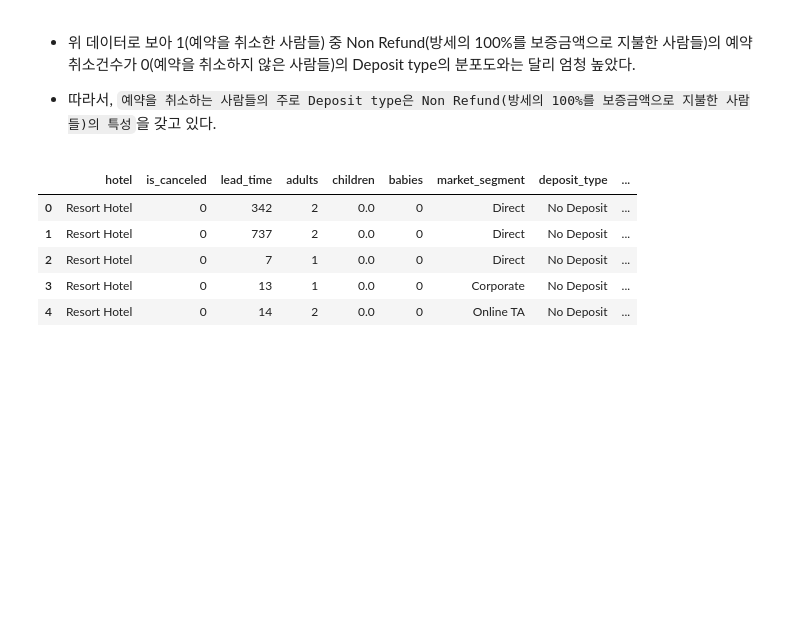
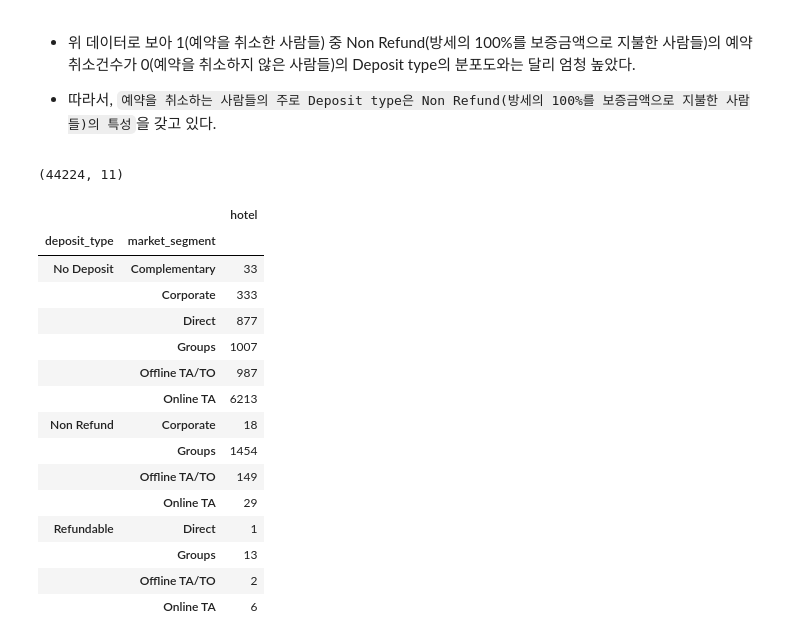
Before and after one commit to young-hun-jo/DataAnalysis, a Jupyter notebook: hotel_booking/analysis_myself.ipynb, the cells around one changed output. Cells and saved outputs as stored; diff of their text form; code cells hidden in the pictures; blank space fills up the shorter version.

```diff
--- a/hotel_booking/analysis_myself.ipynb
+++ b/hotel_booking/analysis_myself.ipynb
@@ -578,11 +583,30 @@ data.groupby(['is_canceled','deposit_type']).agg({'is_canceled':'count'}).rename
 - 따라서, ``예약을 취소하는 사람들의 주로 Deposit type은 Non Refund(방세의 100%를 보증금액으로 지불한 사람들)의 특성``을 갖고 있다.
 # %%
 # Non Refund를 하는 사람들의 특징은 무엇일까?
-data.head()
+# 예약 취소를 한 건수들의 데이터만 추출
+cancel_df = data[data['is_canceled']==1]
+cancel_df.shape
 # %% [output]
-|  | hotel | is_canceled | lead_time | adults | children | babies | market_segment | deposit_type | ... |
-| 0 | Resort Hotel | 0 | 342 | 2 | 0.0 | 0 | Direct | No Deposit | ... |
-| 1 | Resort Hotel | 0 | 737 | 2 | 0.0 | 0 | Direct | No Deposit | ... |
-| 2 | Resort Hotel | 0 | 7 | 1 | 0.0 | 0 | Direct | No Deposit | ... |
-| 3 | Resort Hotel | 0 | 13 | 1 | 0.0 | 0 | Corporate | No Deposit | ... |
-| 4 | Resort Hotel | 0 | 14 | 2 | 0.0 | 0 | Online TA | No Deposit | ... |
+(44224, 11)
+# %%
+# Resort/City hotel 별로 나누어서 살펴보자
+resort_df = cancel_df[cancel_df['hotel']=='Resort Hotel']
+city_df = cancel_df[cancel_df['hotel']=='City Hotel']
+resort_df.groupby(['deposit_type','market_segment']).agg({'hotel':'count'})
+# %% [output]
+|  |  | hotel |
+| deposit_type | market_segment |  |
+| No Deposit | Complementary | 33 |
+|  | Corporate | 333 |
+|  | Direct | 877 |
+|  | Groups | 1007 |
+|  | Offline TA/TO | 987 |
+|  | Online TA | 6213 |
+| Non Refund | Corporate | 18 |
+|  | Groups | 1454 |
+|  | Offline TA/TO | 149 |
+|  | Online TA | 29 |
+| Refundable | Direct | 1 |
+|  | Groups | 13 |
+|  | Offline TA/TO | 2 |
+|  | Online TA | 6 |
```
Also changed, not shown: parts of 18 cells of this notebook.
